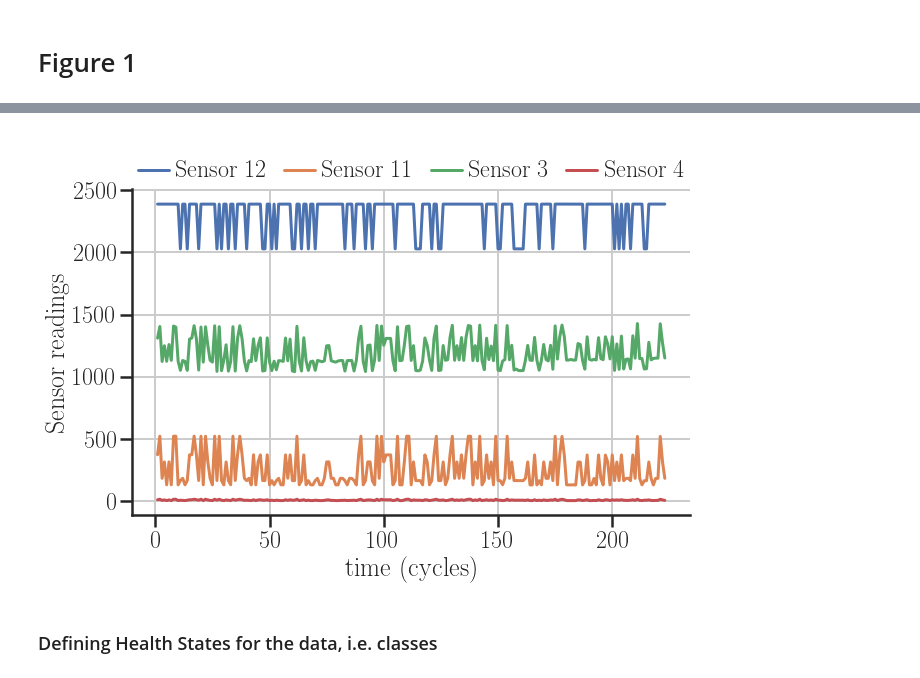
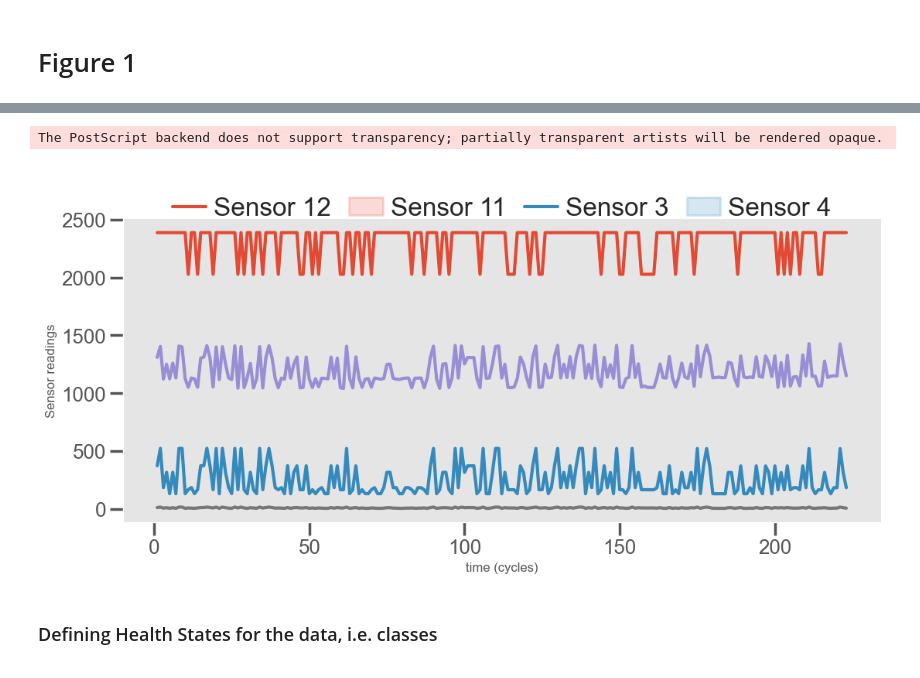
Before and after one commit to xxl4tomxu98/nasa_ppmx, a Jupyter notebook: notebooks/0.1-generate_figures-visualization_and_explorations-navarmn.ipynb, the cells around one changed output, grey strips where cells are left out. Cells and saved outputs as stored; diff of their text form; code cells hidden in the pictures.

```diff
--- a/notebooks/0.1-generate_figures-visualization_and_explorations-navarmn.ipynb
+++ b/notebooks/0.1-generate_figures-visualization_and_explorations-navarmn.ipynb
@@ -83,7 +83,7 @@ interactive(children=(IntSlider(value=109, description='unit', max=218, min=1),
 paleta = sns.cubehelix_palette(4, start=.5, rot=-.75)
 
 fig, ax = plt.subplots()
-fig.set_size_inches(10,6)
+fig.set_size_inches(8,4)
 # sns.set_style('ticks')
 # sns.set_context("poster")
 sns.set(context='poster', style='ticks', font_scale=0.85)
@@ -94,13 +94,12 @@ g = sns.lineplot(x="time_step", y="Sensor_1", hue='unit',
 ax.lines
 # leg = ax.legend(ncol=5, bbox_to_anchor=(0, 1.2), loc='upper left')
 # leg.set_title('')
-
 h, l = plt.gca().get_legend_handles_labels()
-leg = plt.legend(h[1:],l[1:],
+leg = plt.legend(h[0:],l[0:],
                  title = "",
                  borderpad = 1.0,
                  edgecolor = 'black',
-                 fontsize = 24,
+                 fontsize = 20,
                  frameon = False,
                  loc = 'upper center',
                  ncol=5,
@@ -109,15 +108,12 @@ leg = plt.legend(h[1:],l[1:],
                  handlelength=1.3,
                  columnspacing=0.7
                 )
-
 sns.despine()
-
 plt.grid()
 
 plt.xlabel('time (cycles)')
 plt.ylabel('Sensor 1')
 
-plt.style.use('./latex_navar.mplstyle')
-
+plt.style.use('ggplot')
 plt.savefig('01_figure_sensor_units.eps', format='eps', dpi=300, bbox_inches='tight')
 # %% [output]
@@ -128,9 +144,8 @@ paleta = sns.color_palette("dark", 4)
 paleta = sns.dark_palette("palegreen", 4)
 paleta = sns.cubehelix_palette(4, start=.5, rot=-.75)
 
-
 fig, ax = plt.subplots()
-fig.set_size_inches(10,6)
+fig.set_size_inches(10,4)
 # sns.set_style('ticks')
 # sns.set_context("poster")
 sns.set(context='poster', style='ticks', font_scale=0.85)
@@ -147,40 +162,37 @@ g = sns.lineplot(x="time_step", y="Sensor_3",
 g = sns.lineplot(x="time_step", y="Sensor_4",
              data=data[(data['unit'] == 1)], palette=paleta)
 
 sns.set_palette(paleta)
 
 leg.set_title('')
 
 h, l = plt.gca().get_legend_handles_labels()
-leg = plt.legend(h[1:],l[1:],
+leg = plt.legend(h[0:],l[0:],
                  title = "",
                  borderpad = 1.0,
                  edgecolor = 'black',
                  fontsize = 24,
                  frameon = False,
                  loc = 'upper center',
                  ncol=5,
                  bbox_to_anchor=(0.5, 1.2),
                  labels = ['Sensor 12', 'Sensor 11', 'Sensor 3', 'Sensor 4'],
                  handletextpad=0.3,
                  handlelength=1.3,
                  columnspacing=0.7
                 )
-
 sns.despine()
 
 plt.grid()
 
 plt.xlabel('time (cycles)')
 plt.ylabel('Sensor readings')
 
-plt.style.use('./latex_navar.mplstyle')
-
-
-
+plt.style.use('ggplot')
 plt.savefig('02_figure_unit_sensors_latex.eps', format='eps', dpi=300, bbox_inches='tight')
 # %% [output]
+The PostScript backend does not support transparency; partially transparent artists will be rendered opaque.
-[figure, old version]
+[figure, new version]
 # %% [markdown]
 ### Defining Health States for the data, i.e. classes
 # %% [markdown]
```
Also changed, not shown: parts of 8 cells of this notebook, 13 other files.
